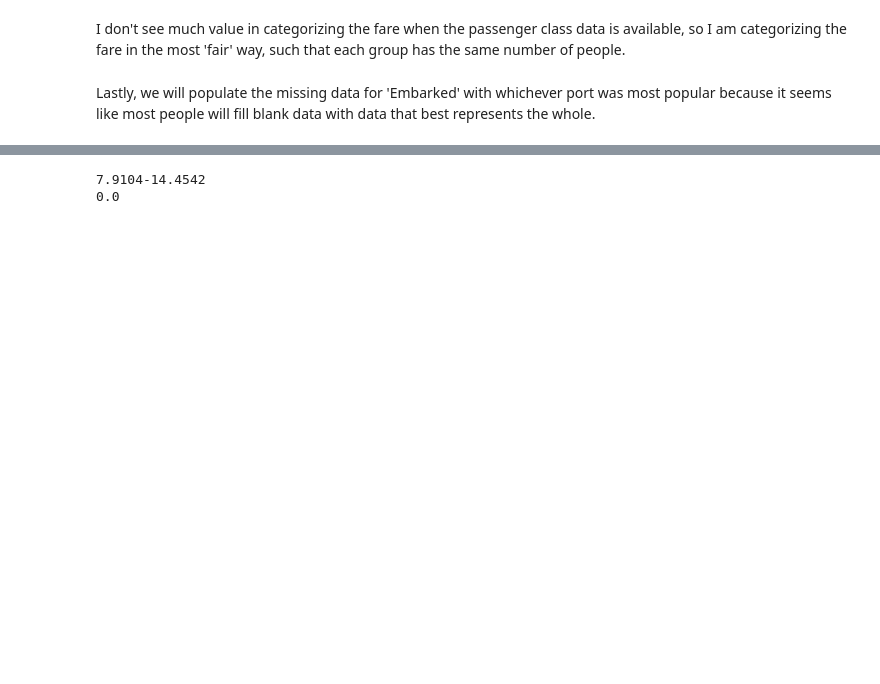
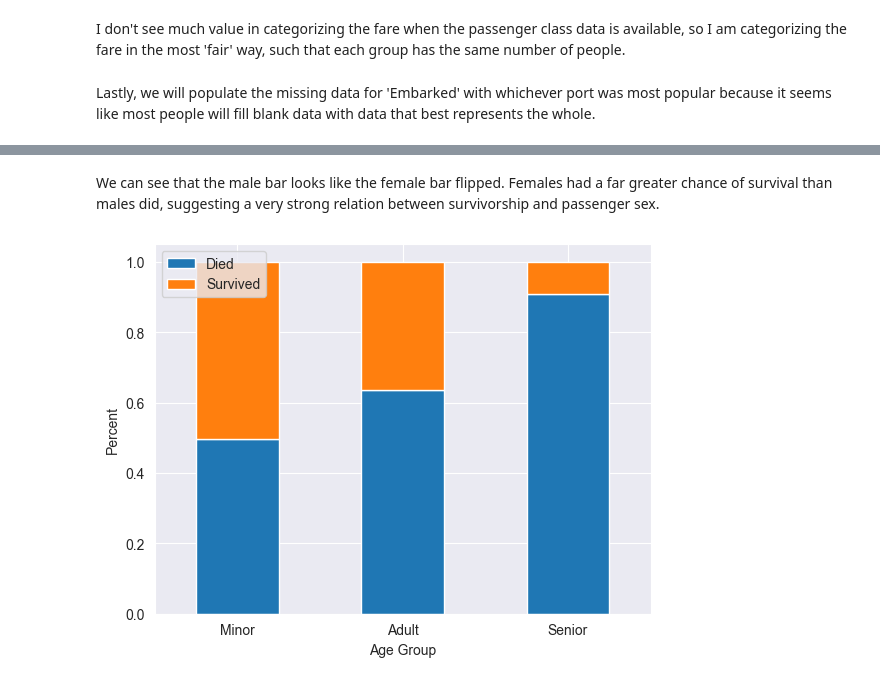
Before and after one commit to ProbatusVir/Data_Visualization_And_Modeling, a Jupyter notebook: Lab/2.3 Visualizing Relationships Between Categorical Features Lab.ipynb, the cells around one changed output, grey strips where cells are left out. Drawn from its saved outputs; the diff is of its cells as text; code cells hidden in the pictures; blank space fills up the shorter version.

```diff
--- a/Lab/2.3 Visualizing Relationships Between Categorical Features Lab.ipynb
+++ b/Lab/2.3 Visualizing Relationships Between Categorical Features Lab.ipynb
@@ -85,5 +80,14 @@ plt.show();
+# %% [markdown]
+We can see that the male bar looks like the female bar flipped. Females had a far greater chance of survival than males did, suggesting a very strong relation between survivorship and passenger sex.
 # %%
-print(f"{df['Fare'].quantile(.25)}-{df['Fare'].quantile(.50)}")
+agegroup_survived_ct = pd.crosstab(df['AgeGroup'], df['Survived'], normalize='index')
+agegroup_survived_ct.plot(kind='bar', stacked=True)
+plt.xticks([0, 1, 2], ['Minor', 'Adult', 'Senior'], rotation=0)
+plt.ylabel('Percent')
+plt.xlabel('Age Group')
+plt.legend(['Died', 'Survived']) # I have no clue what's going on here... I directly copied and pasted from my cell above and that didn't fix it...
+plt.title='Survivorship on the Titanic Based on Sex'
+
+plt.show();
 # %% [output]
-7.9104-14.4542
-0.0
+[figure, added]
```
Also changed, not shown: parts of 23 cells of this notebook, 2 other files.
